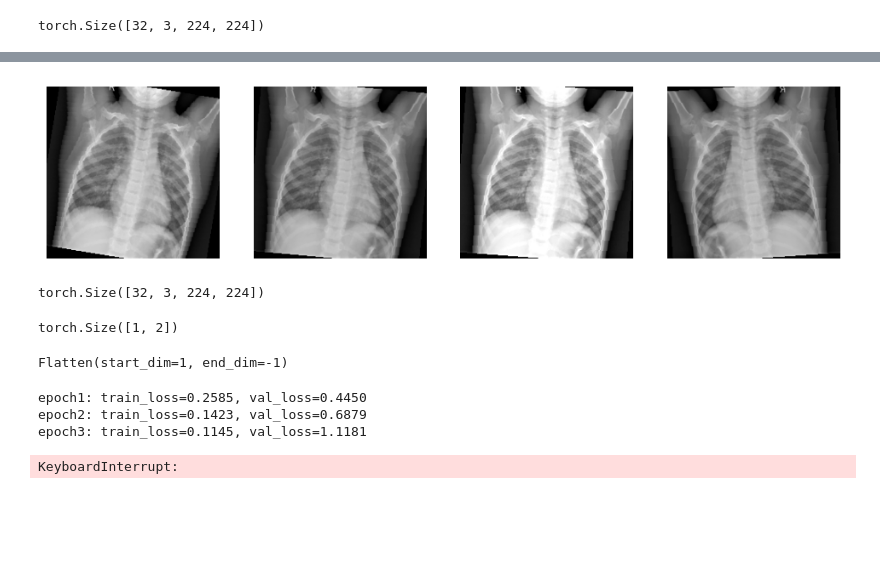
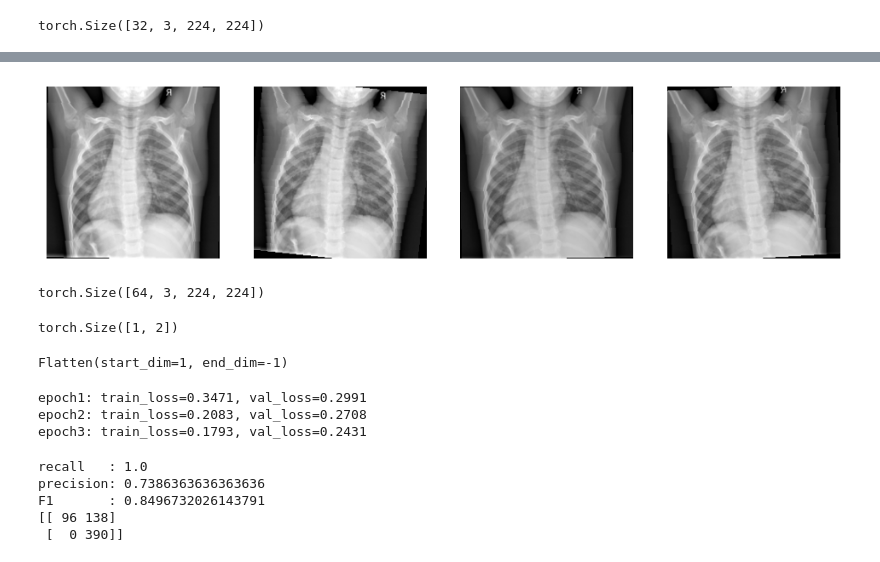
Before and after one commit to calvin2001/chest_xray_pneumonia, a Jupyter notebook: chest_xray_pneumonia.ipynb, the cells around one changed output, grey strips where cells are left out. Cells and saved outputs as stored; diff of their text form; code cells hidden in the pictures; blank space fills up the shorter version.

```diff
--- a/chest_xray_pneumonia.ipynb
+++ b/chest_xray_pneumonia.ipynb
@@ -209,38 +222,38 @@ eval_tf = transforms.Compose([
                          std=[0.229, 0.224, 0.225]),
 ])
 
 # 과제 3 — 증강이 매번 다르게 적용되는 걸 눈으로 확인
 # 목표: 같은 이미지를 여러 번 꺼내 띄워, 무작위 증강 때문에 매번 달라지는 걸 확인한다.
 demo_dir = '/content/chest_xray/train'
 demo_tf = transforms.Compose([
     transforms.Resize((224, 224)),
     transforms.RandomHorizontalFlip(),
     transforms.RandomRotation(10),
     transforms.ColorJitter(brightness=0.2),
     transforms.ToTensor(),
 ])
 demo_ds = datasets.ImageFolder(demo_dir, transform=demo_tf)
 fig, axes = plt.subplots(1, 4, figsize=(12, 3))
 for ax in axes:
     img, _ = demo_ds[0]
     ax.imshow(img.permute(1,2,0))
     ax.axis('off')
 plt.show()
 
 # 과제 4 — train/val/test DataLoader 완성 + 배치 모양 확인
 # 목표: 세 로더를 갖추고, 배치 하나의 모양을 확인한다.
 val_dir = '/content/chest_xray/val'
 test_dir = '/content/chest_xray/test'
 val_ds = datasets.ImageFolder(val_dir, transform=eval_tf)
 test_ds = datasets.ImageFolder(test_dir, transform=eval_tf)
-train_loader = DataLoader(train_ds, batch_size=32, shuffle=True)
-val_loader = DataLoader(val_ds, batch_size=32, shuffle=False)
-test_loader = DataLoader(test_ds, batch_size=32, shuffle=False)
+train_loader = DataLoader(train_ds, batch_size=64, shuffle=True)
+val_loader = DataLoader(val_ds, batch_size=64, shuffle=False)
+test_loader = DataLoader(test_ds, batch_size=64, shuffle=False)
 img, label = next(iter(train_loader))
 print(img.shape)
 # %% [output]
-[figure, old version]
+[figure, new version]
-torch.Size([32, 3, 224, 224])
+torch.Size([64, 3, 224, 224])
 # %%
 from torch.nn.modules.pooling import MaxPool2d
 import torch, torch.nn as nn
@@ -266,7 +279,7 @@ model = model.to(device)
 loss_fn = nn.CrossEntropyLoss()
 optimizer = torch.optim.Adam(model.parameters(), lr=0.001)
 
-n_epochs = 5
+n_epochs = 3
 for epoch in range(n_epochs):
   model.train()
   running = 0.0
@@ -290,7 +303,29 @@ for epoch in range(n_epochs):
 
   print(f"epoch{epoch+1}: train_loss={train_loss:.4f}, val_loss={val_loss:.4f}")
 # %% [output]
-epoch1: train_loss=0.2585, val_loss=0.4450
-epoch2: train_loss=0.1423, val_loss=0.6879
-epoch3: train_loss=0.1145, val_loss=1.1181
+epoch1: train_loss=0.3471, val_loss=0.2991
+epoch2: train_loss=0.2083, val_loss=0.2708
+epoch3: train_loss=0.1793, val_loss=0.2431
-KeyboardInterrupt:
+# %%
+from sklearn.metrics import precision_score, recall_score, f1_score, confusion_matrix
+
+model.eval()
+all_preds, all_labels = [], []
+with torch.no_grad():
+  for images, labels in test_loader:
+    images = images.to(device)
+    outputs = model(images)
+    preds = outputs.argmax(dim=1).cpu().numpy()
+    all_preds.extend(preds)
+    all_labels.extend(labels.numpy())
+
+print("recall   :", recall_score(all_labels, all_preds))
+print("precision:", precision_score(all_labels, all_preds))
+print("F1       :", f1_score(all_labels, all_preds))
+print(confusion_matrix(all_labels, all_preds))
+# %% [output]
+recall   : 1.0
+precision: 0.7386363636363636
+F1       : 0.8496732026143791
+[[ 96 138]
+ [  0 390]]
```
Also changed, not shown: parts of 9 cells of this notebook.
